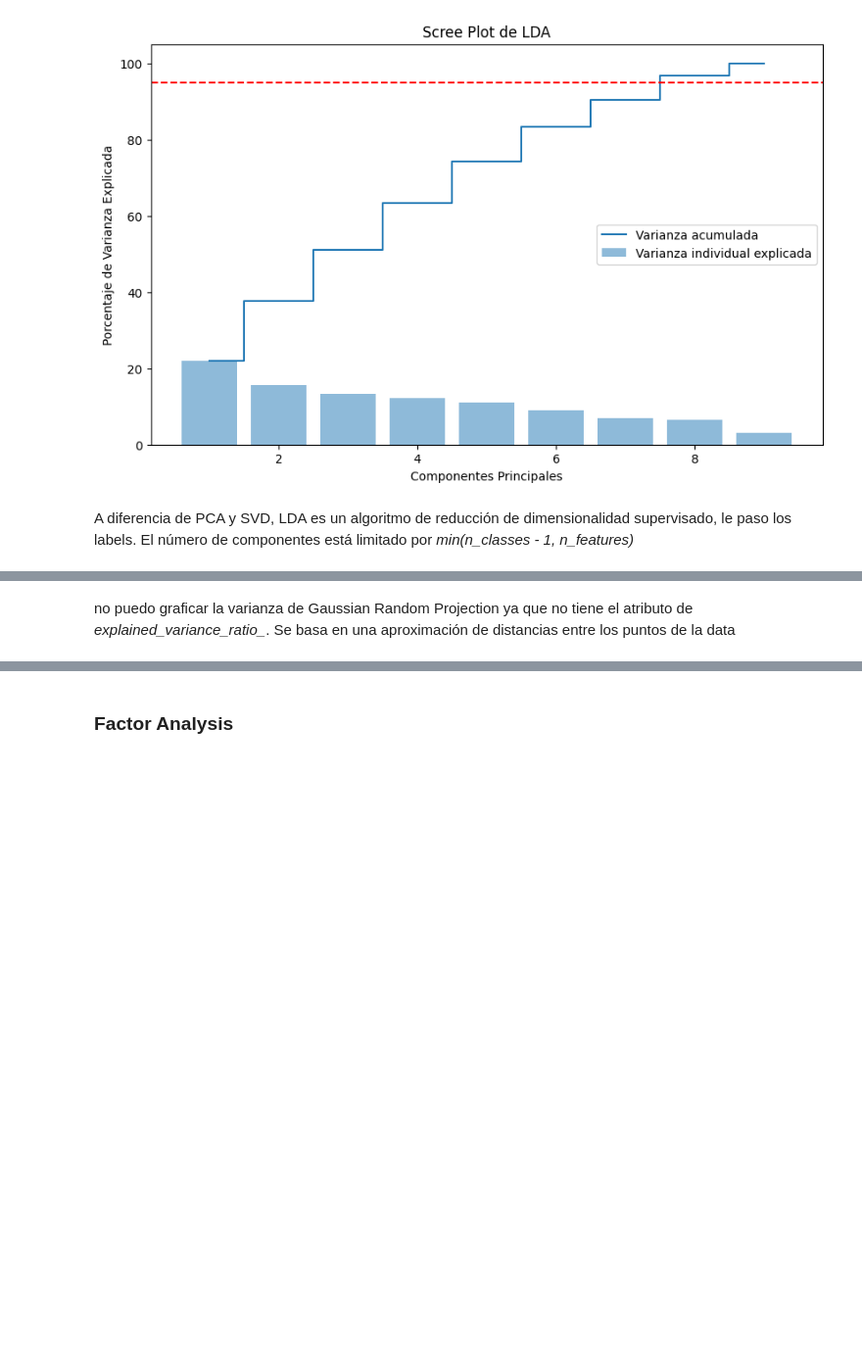
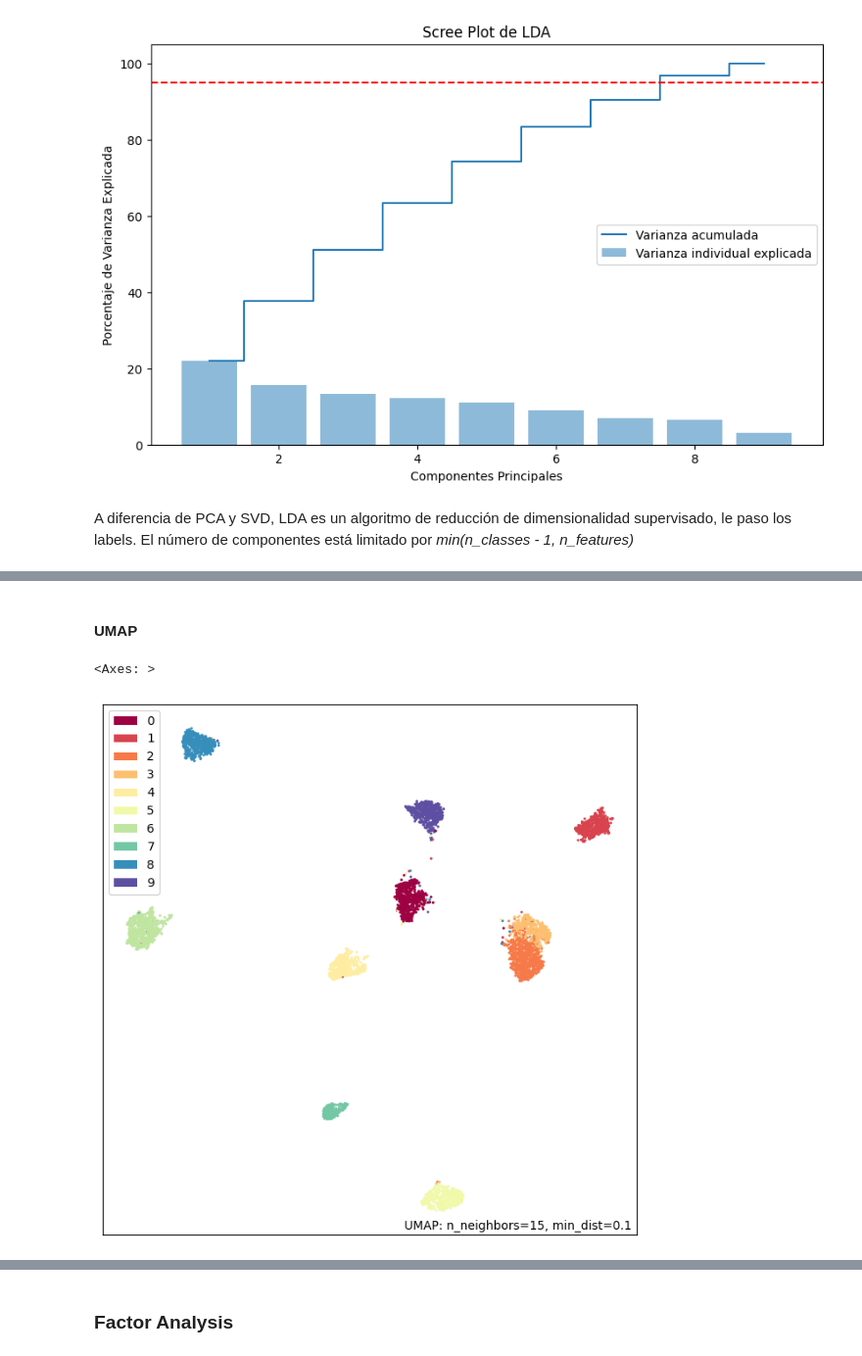
Before and after one commit to pieroGJ121/ML_proyecto_3, a Jupyter notebook: main.ipynb, the cells around one changed output, grey strips where cells are left out. Shown: that part at 98% size. Cells and saved outputs as stored; diff of their text form; code cells hidden in the pictures; blank space fills up the shorter version.

Commit message:
main.ipynb: Implement UMAP and save results

```diff
--- a/main.ipynb
+++ b/main.ipynb
@@ -169,8 +169,9 @@ X_val_svd = pd.DataFrame(features_transformed)   # features_imputed es un DataFr
 from sklearn.discriminant_analysis import LinearDiscriminantAnalysis
 
 lda = LinearDiscriminantAnalysis()
-X_lda = lda.fit_transform(X_train, Y_train)
-print(X_lda.shape)
+lda.fit(X_train_scaled, Y_train.to_numpy())
+X_train_lda = pd.DataFrame(lda.transform(X_train.to_numpy()))
+print(X_train_lda.shape)
 varianza_explicada = lda.explained_variance_ratio_ * 100
 num_componentes = np.arange(len(varianza_explicada)) + 1
 
@@ -193,2 +184,20 @@ print(X_gauss_rand.shape)
-# %% [markdown]
-no puedo graficar la varianza de Gaussian Random Projection ya que no tiene el atributo de *explained_variance_ratio_*. Se basa en una aproximación de distancias entre los puntos de la data
+# %%
+lda = LinearDiscriminantAnalysis()
+lda.fit(X_train_scaled, Y_train.to_numpy())
+
+# Transformar los datos al nuevo espacio
+features_transformed = lda.transform(X_train_scaled)      # features_transformed es un numpy array
+X_train_lda = pd.DataFrame(features_transformed)   # features_imputed es un DataFrame de pandas
+
+# Transformar los datos al nuevo espacio
+features_transformed = lda.transform(X_test_scaled)      # features_transformed es un numpy array
+X_test_lda = pd.DataFrame(features_transformed)   # features_imputed es un DataFrame de pandas
+
+scaler = StandardScaler()
+X_val_scaled = scaler.fit_transform(X_val)
+
+# Transformar los datos al nuevo espacio
+features_transformed = lda.transform(X_val_scaled)      # features_transformed es un numpy array
+X_val_lda = pd.DataFrame(features_transformed)   # features_imputed es un DataFrame de pandas
+# %% [markdown]
+#### UMAP
@@ -194,0 +208,20 @@ no puedo graficar la varianza de Gaussian Random Projection ya que no tiene el a
+# %%
+import umap
+reducer = umap.UMAP()
+
+reducer.fit(X_train_scaled)
+
+X_train_umap = pd.DataFrame(reducer.transform(X_train_scaled))
+X_val_umap = pd.DataFrame(reducer.transform(X_val_scaled))
+X_test_umap = pd.DataFrame(reducer.transform(X_test_scaled))
+# %%
+import umap.plot
+
+reducer = umap.UMAP()
+
+X_train_draw = reducer.fit(X_train_scaled)
+
+umap.plot.points(X_train_draw, labels=Y_train_encoded)
+# %% [output]
+<Axes: >
+[figure, added]
```
Also changed, not shown: parts of 25 cells of this notebook.
